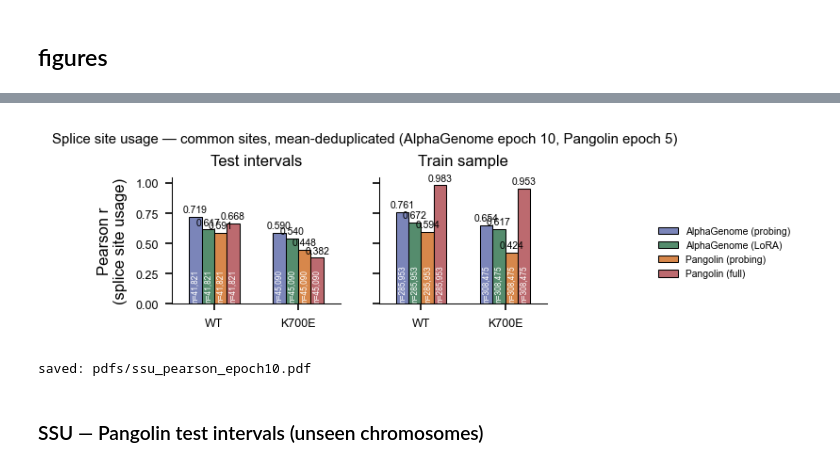
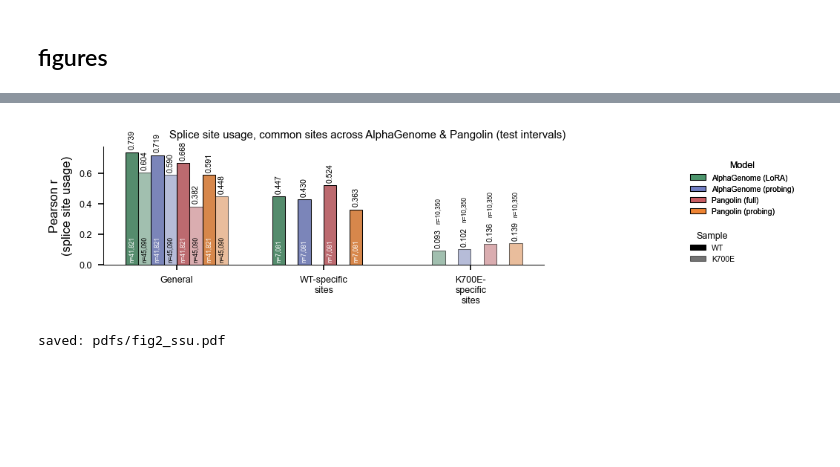
Before and after one commit to MiqG/alphagenome_finetuning_rna, a Jupyter notebook: figures/paper.ipynb, the cells around one changed output, grey strips where cells are left out. Drawn from its saved outputs; the diff is of its cells as text; code cells hidden in the pictures; blank space fills up the shorter version.

Commit message:
finished paper figures

```diff
--- a/figures/paper.ipynb
+++ b/figures/paper.ipynb
@@ -371,34 +381,0 @@ def ssu_pearson_rows(df, model_name, chrom_filter=None):
-# %%
-records = []
-for subset in SUBSETS:
-    ag_dfs = {
-        label: load_ssu_scores(eval_dir, run_name, EPOCH, subset, rename_pos="exon_pos_1based")
-        for label, (eval_dir, run_name) in AG_RUNS.items()
-    }
-    pg_dfs = {
-        label: load_ssu_scores(PANGOLIN_EVAL_DIR, run_name, PANGOLIN_EPOCH, subset)
-        for label, run_name in PANGOLIN_RUN_NAMES.items()
-    }
-
-    ag_dedups = {label: dedup_ssu_mean(df) for label, df in ag_dfs.items()}
-    pg_dedups = {label: dedup_ssu_mean(df) for label, df in pg_dfs.items()}
-
-    sites = common_sites(*ag_dedups.values(), *pg_dedups.values())
-    ag_commons = {
-        label: df.merge(sites, on=["chrom", "exon_pos", "strand"], how="inner")
-        for label, df in ag_dedups.items()
-    }
-    pg_commons = {
-        label: df.merge(sites, on=["chrom", "exon_pos", "strand"], how="inner")
-        for label, df in pg_dedups.items()
-    }
-
-    models = list(ag_commons.items()) + list(pg_commons.items())
-    for name, d in models:
-        for row in ssu_pearson_rows(d, name):
-            row["subset"] = subset
-            records.append(row)
-
-ssu_metrics = pd.DataFrame(records)
-ssu_metrics["subset_label"] = ssu_metrics["subset"].map(SUBSET_LABELS)
-print(ssu_metrics)
@@ -423,12 +382,14 @@ print(ssu_metrics)
 # %%
-plot_pearson_bars(
+plot_setting_bars(
     data=ssu_metrics,
-    title="Splice site usage — common sites, mean-deduplicated (AlphaGenome epoch {}, Pangolin epoch {})".format(EPOCH, PANGOLIN_EPOCH),
-    outfile=os.path.join(OUTPUT_DIR, "ssu_pearson_epoch{}.pdf".format(EPOCH)),
+    x_col="setting", x_order=SSU_SETTINGS,
+    x_labels=[SSU_LABELS[s] for s in SSU_SETTINGS],
+    y_col="pearson_r",
+    title="Splice site usage, common sites across AlphaGenome & Pangolin (test intervals)",
+    outfile=os.path.join(OUTPUT_DIR, "fig2_ssu.pdf"),
     ylabel="Pearson r\n(splice site usage)",
+    models=list(ssu_commons.keys()),
 )
 # %% [output]
-[figure, old version]
+[figure, new version]
-saved: pdfs/ssu_pearson_epoch10.pdf
+saved: pdfs/fig2_ssu.pdf
-# %% [markdown]
-### SSU — Pangolin test intervals (unseen chromosomes)
```
Also changed, not shown: parts of 42 cells of this notebook, 8 other files.
